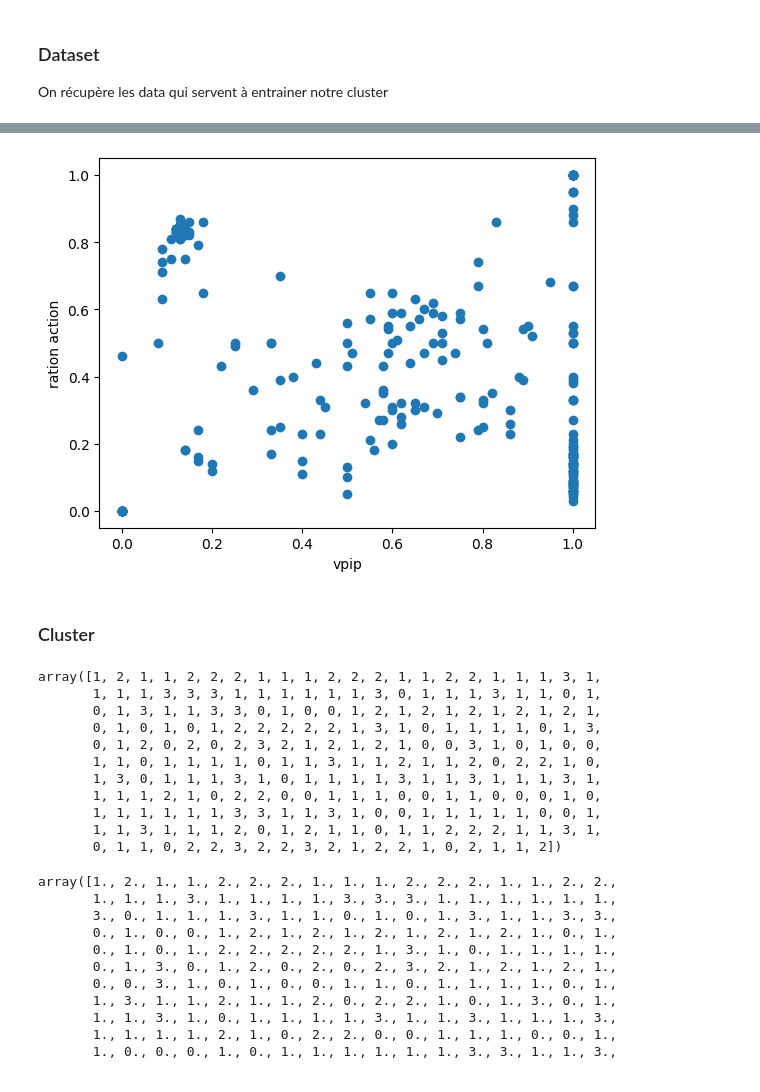
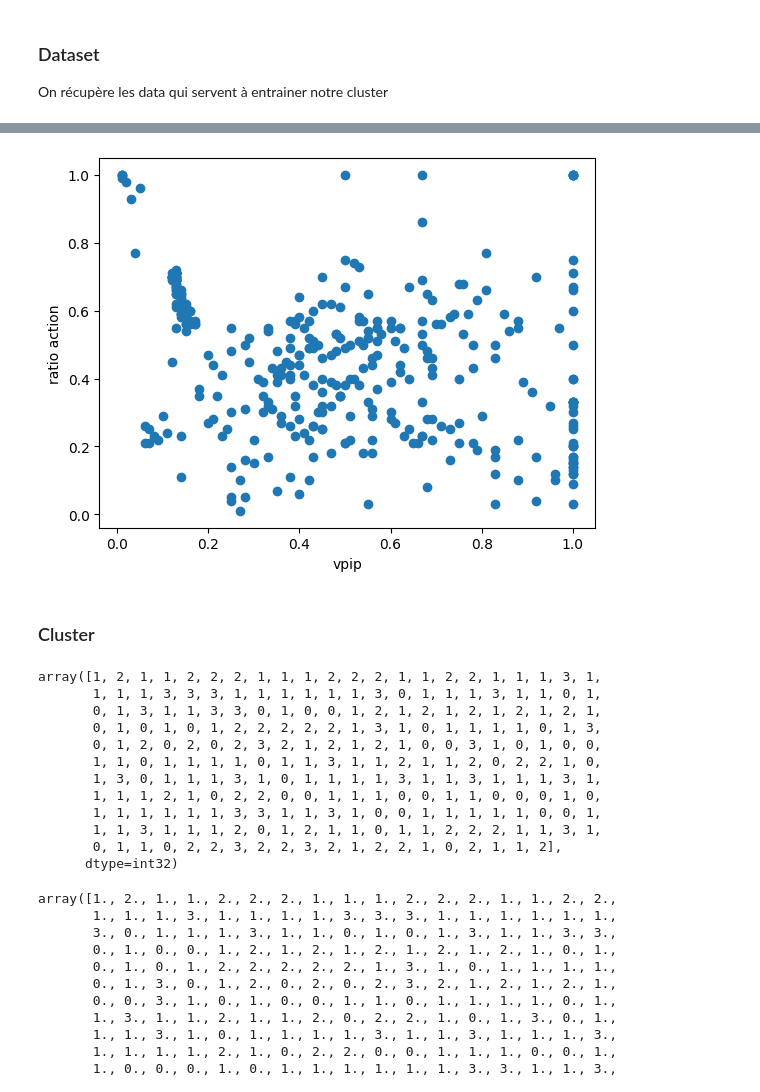
Before and after one commit to LucasColas/Poker-AI, a Jupyter notebook: TX_Poker.ipynb, the cells around one changed output, grey strips where cells are left out. Drawn from its saved outputs; the diff is of its cells as text; code cells hidden in the pictures.

```diff
--- a/TX_Poker.ipynb
+++ b/TX_Poker.ipynb
@@ -25,2 +25,6 @@ dataset.head()
 # %%
 dataset = dataset.to_numpy() #A la base c'est un fichier pandas, je passe le fichier en numpy pour l'algo
+# %%
+neg_rows = np.any(dataset <= 0, axis=1)
+# %%
+dataset = dataset[~neg_rows]
@@ -27,11 +51,11 @@ dataset = dataset.to_numpy() #A la base c'est un fichier pandas, je passe le fic
 # %%
 #Petit plot rapide
 plt.scatter(dataset[:,0],dataset[:,1])
 plt.xlabel('vpip')
-plt.ylabel('ration action')
+plt.ylabel('ratio action')
 plt.show()
 # %% [output]
-[figure, old version]
+[figure, new version]
 # %% [markdown]
 ### Cluster
 # %%
@@ -54,7 +78,8 @@ array([1, 2, 1, 1, 2, 2, 2, 1, 1, 1, 2, 2, 2, 1, 1, 2, 2, 1, 1, 1, 3, 1,
        1, 1, 1, 2, 1, 0, 2, 2, 0, 0, 1, 1, 1, 0, 0, 1, 1, 0, 0, 0, 1, 0,
        1, 1, 1, 1, 1, 1, 3, 3, 1, 1, 3, 1, 0, 0, 1, 1, 1, 1, 1, 0, 0, 1,
        1, 1, 3, 1, 1, 1, 2, 0, 1, 2, 1, 1, 0, 1, 1, 2, 2, 2, 1, 1, 3, 1,
-       0, 1, 1, 0, 2, 2, 3, 2, 2, 3, 2, 1, 2, 2, 1, 0, 2, 1, 1, 2])
+       0, 1, 1, 0, 2, 2, 3, 2, 2, 3, 2, 1, 2, 2, 1, 0, 2, 1, 1, 2],
+      dtype=int32)
 # %%
 kmeans.labels_.astype(float)
 # %% [output]
```
Also changed, not shown: parts of 9 cells of this notebook, 3 other files.
